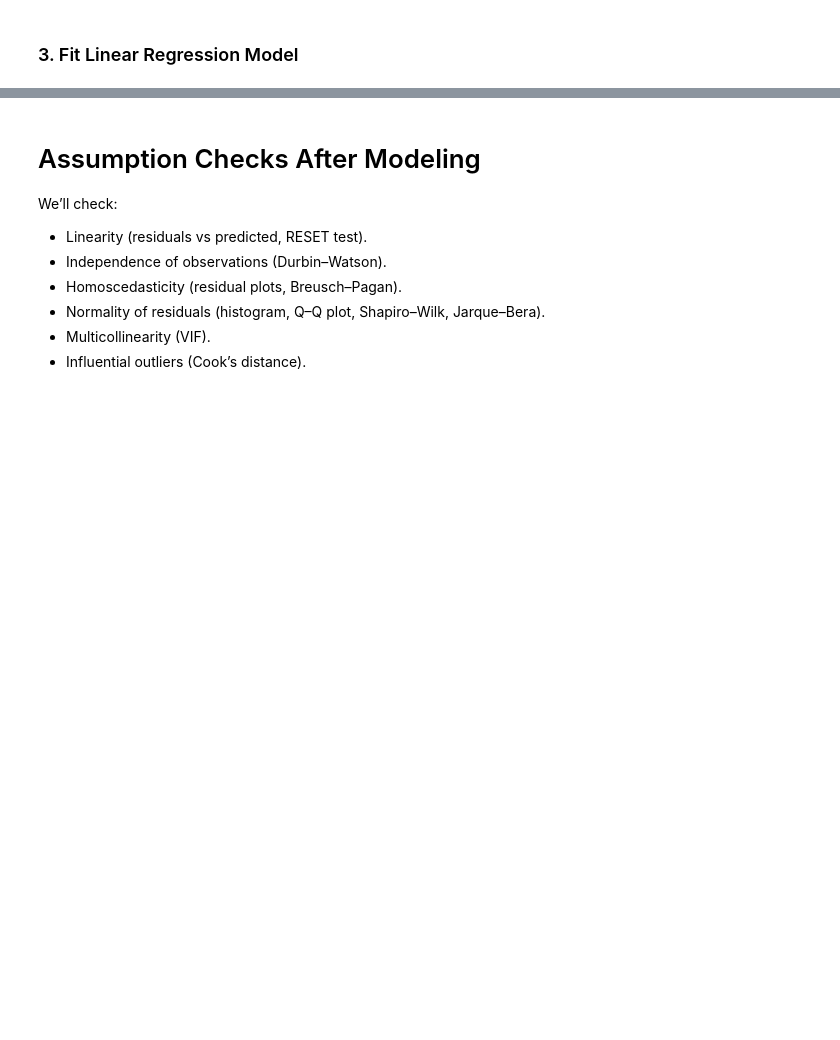
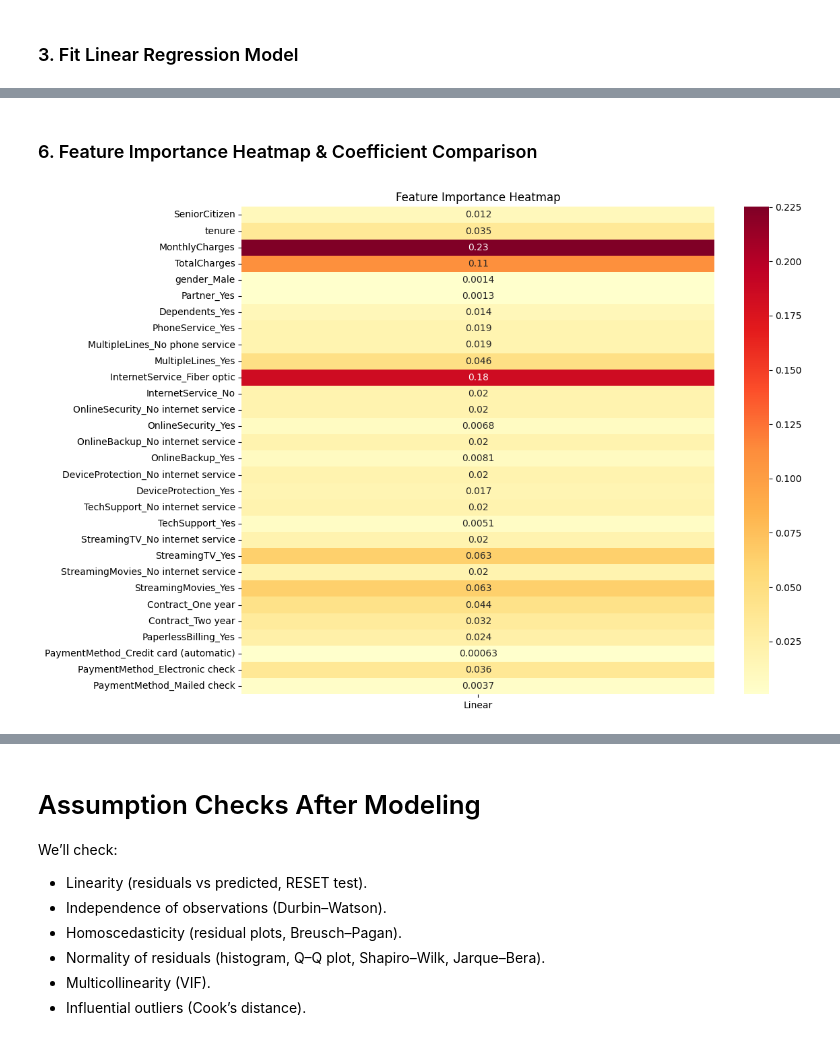
Before and after one commit to catebarry/xai-assignments, a Jupyter notebook: assignments/assignment-1.ipynb, the cells around one changed output, grey strips where cells are left out. Saved outputs shown, nothing was run; the diff lists cells and outputs as text; code cells hidden in the pictures; blank space fills up the shorter version.

```diff
--- a/assignments/assignment-1.ipynb
+++ b/assignments/assignment-1.ipynb
@@ -414,0 +514,18 @@ Treat churn as a binary variable and build a logistic regression model to predic
+# %% [markdown]
+### 6. Feature Importance Heatmap & Coefficient Comparison
+# %%
+# Feature Importance Heatmap
+def plot_feature_importance_heatmap(lr_model):
+    importance_df = pd.DataFrame({
+        'Linear': np.abs(lr_model.coef_)
+    }, index=X.columns)
+
+    plt.figure(figsize=(12, 8))
+    sns.heatmap(importance_df, annot=True, cmap='YlOrRd')
+    plt.title('Feature Importance Heatmap')
+    plt.tight_layout()
+    plt.show()
+
+plot_feature_importance_heatmap(lr_model)
+# %% [output]
+[figure, added]
```
Also changed, not shown: parts of 45 cells of this notebook.
